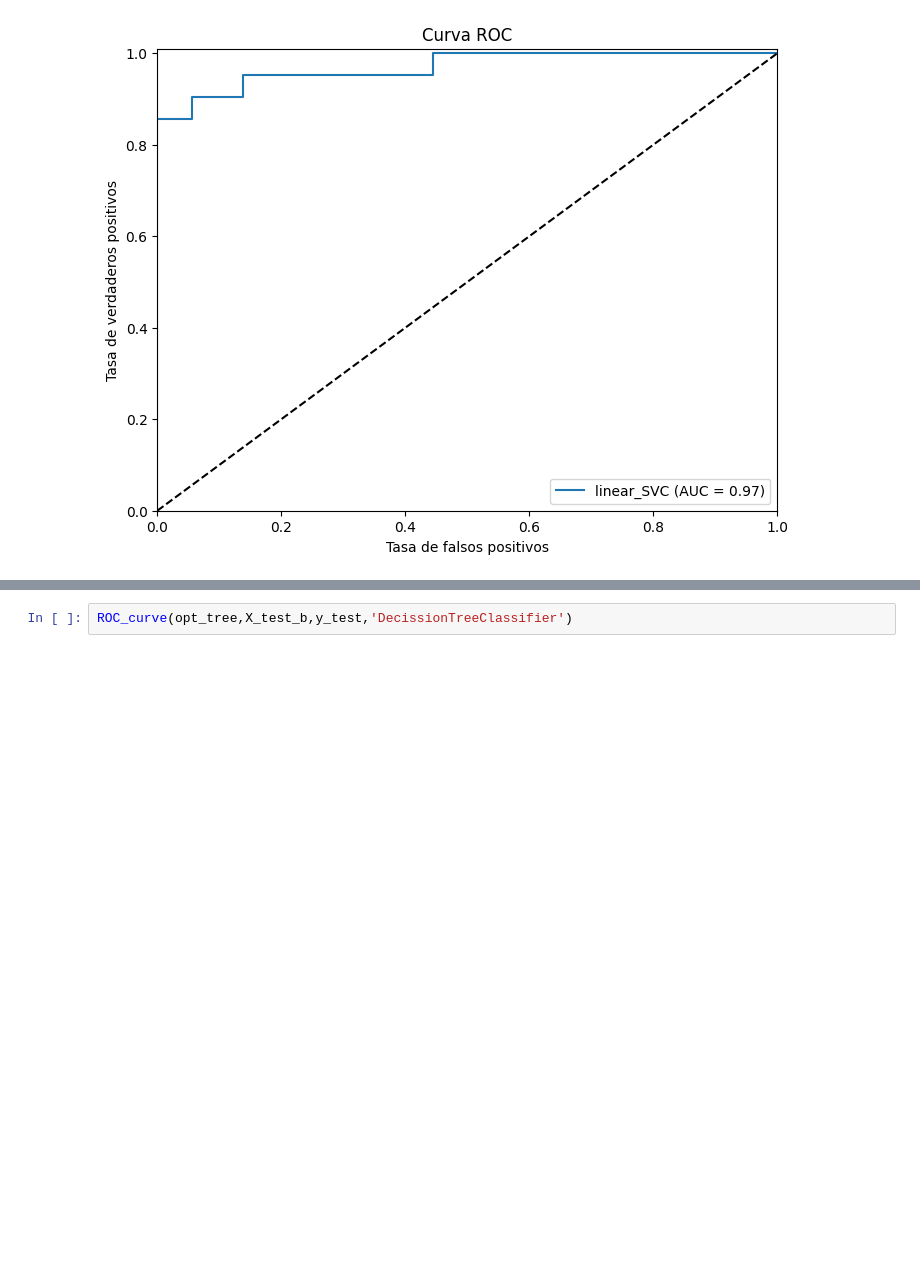
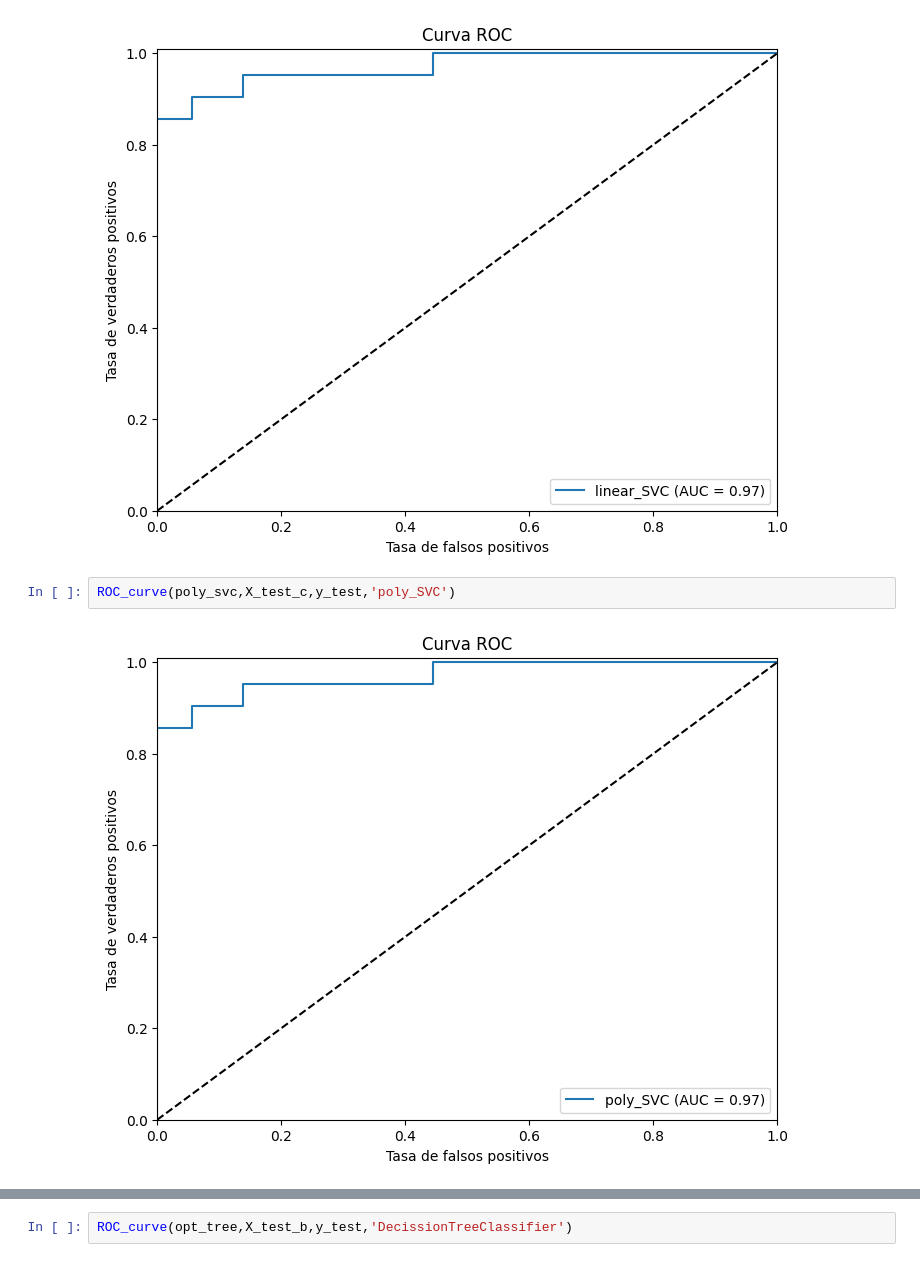
Before and after one commit to cristobalperezp/MDS7104-Machine-Learning, a Jupyter notebook: Tarea_2.ipynb, the cells around one changed output, grey strips where cells are left out. Saved outputs shown, nothing was run; the diff lists cells and outputs as text; blank space fills up the shorter version.

```diff
--- a/Tarea_2.ipynb
+++ b/Tarea_2.ipynb
@@ -394,3 +443,7 @@ def ROC_curve(model,X,y,tittle):
 ROC_curve(linear_svc,X_test_c,y_test,'linear_SVC')
 # %% [output]
 [figure]
+# %%
+ROC_curve(poly_svc,X_test_c,y_test,'poly_SVC')
+# %% [output]
+[figure, added]
```
Also changed, not shown: parts of 15 cells of this notebook.
